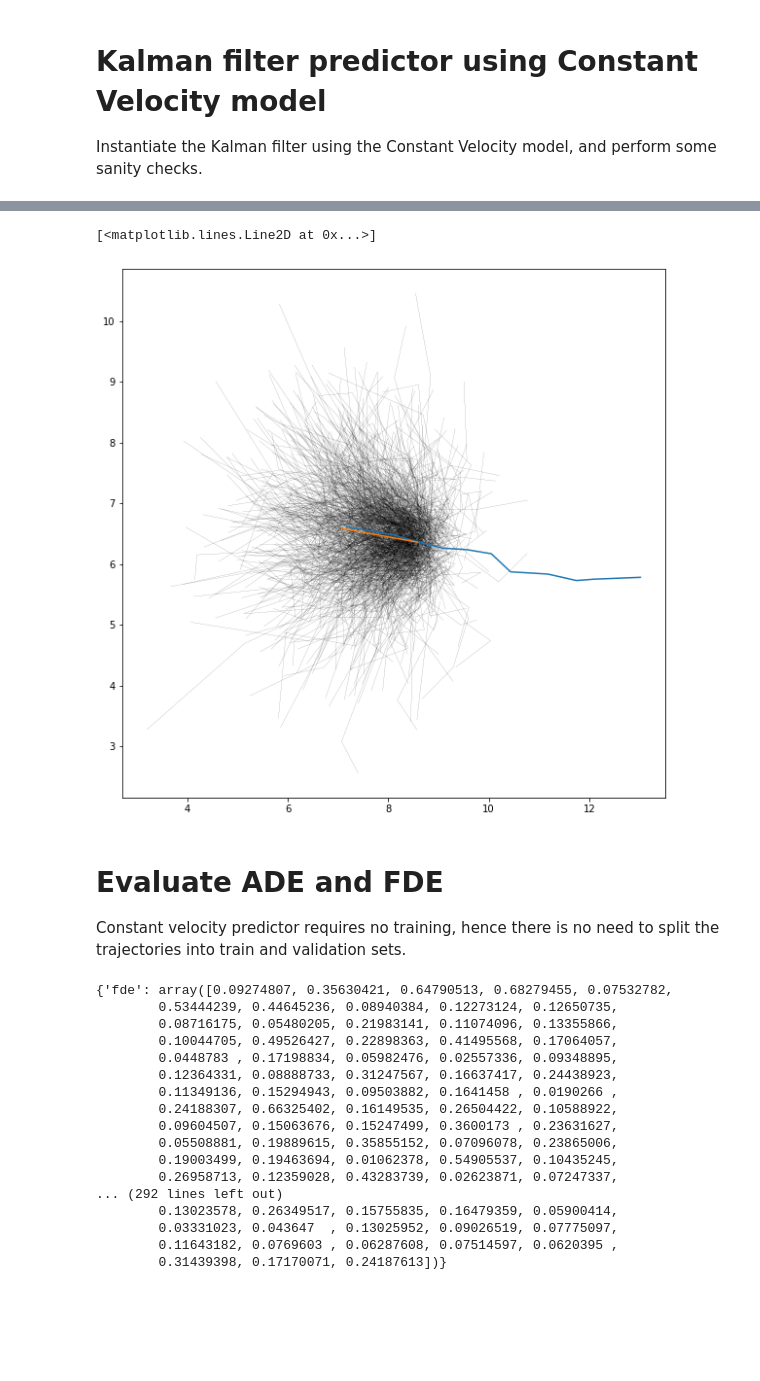
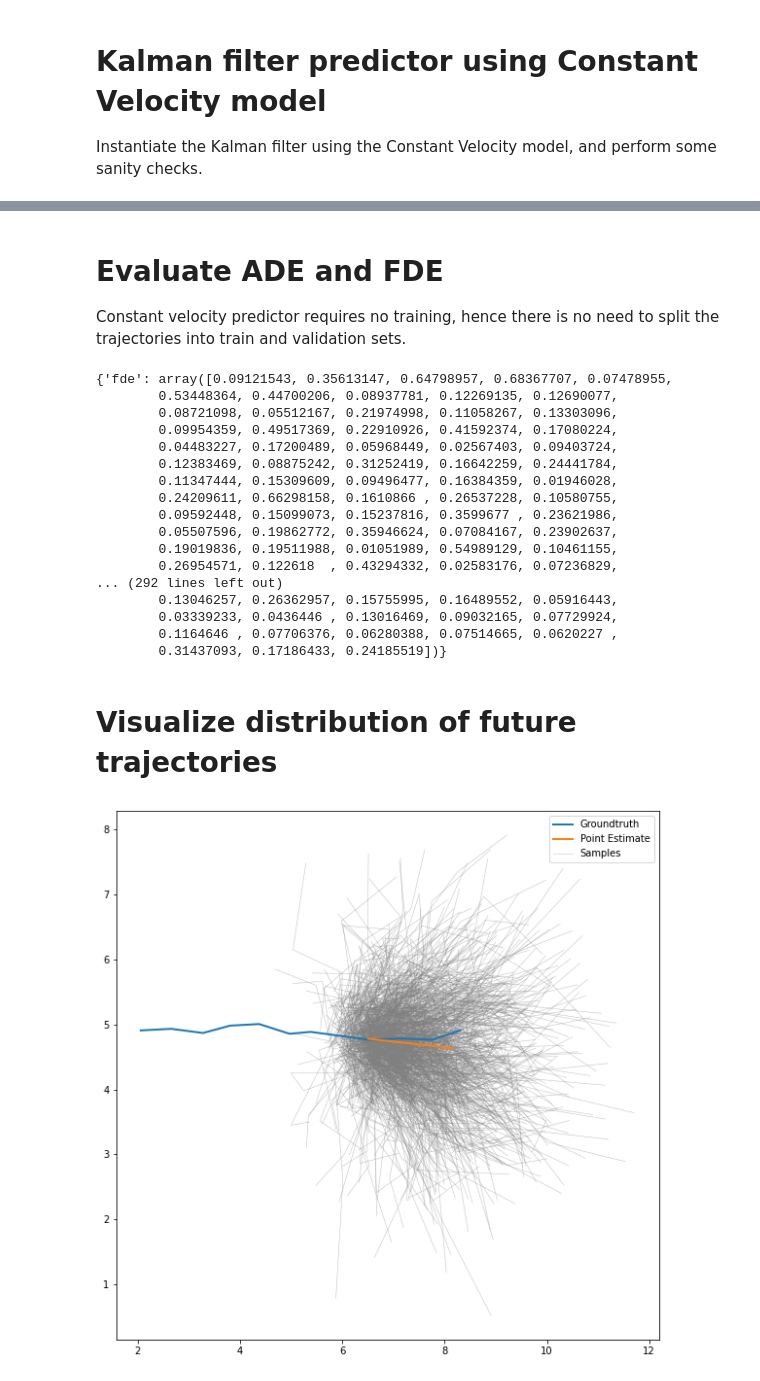
Before and after one commit to fengzileee/nus-cs5340, a Jupyter notebook: notebooks/constant-vel-kf.ipynb, the cells around one changed output, grey strips where cells are left out. Cells and saved outputs as stored; diff of their text form; code cells hidden in the pictures; blank space fills up the shorter version.

Commit message:
Add visualization

```diff
--- a/notebooks/constant-vel-kf.ipynb
+++ b/notebooks/constant-vel-kf.ipynb
@@ -90,37 +78,30 @@ print(point_est)
-# %%
-import matplotlib.pyplot as plt
-fig, axs = plt.subplots(1, 1, figsize=(10, 10))
-
-for s in samples:
-    axs.plot(s[:, 0], s[:, 1], 'k-', linewidth=0.1)
-axs.plot(traj[:, 0], traj[:, 1])
-axs.plot(point_est[:, 0], point_est[:, 1])
-# %% [output]
-[<matplotlib.lines.Line2D at 0x...>]
-[figure, removed]
 # %% [markdown]
 # Evaluate ADE and FDE
 
 Constant velocity predictor requires no training, hence there is no need to split the trajectories into train and validation sets.
 # %%
-pred = ConstantVelocityKFPredictor(N_future=4, dt=0.4)
+Q = np.eye(4) * 0.05
+R = np.eye(4) * 0.05
+pred = ConstantVelocityKFPredictor(N_future=4, dt=0.4, Q=Q, R=R)
 evaluator = DistanceErrorEvaluator(N_future=4)
 evaluator.evaluate(pred, trajlets)
 # %% [output]
-{'fde': array([0.09274807, 0.35630421, 0.64790513, 0.68279455, 0.07532782,
-        0.53444239, 0.44645236, 0.08940384, 0.12273124, 0.12650735,
-        0.08716175, 0.05480205, 0.21983141, 0.11074096, 0.13355866,
-        0.10044705, 0.49526427, 0.22898363, 0.41495568, 0.17064057,
-        0.0448783 , 0.17198834, 0.05982476, 0.02557336, 0.09348895,
-        0.12364331, 0.08888733, 0.31247567, 0.16637417, 0.24438923,
-        0.11349136, 0.15294943, 0.09503882, 0.1641458 , 0.0190266 ,
-        0.24188307, 0.66325402, 0.16149535, 0.26504422, 0.10588922,
-        0.09604507, 0.15063676, 0.15247499, 0.3600173 , 0.23631627,
-        0.05508881, 0.19889615, 0.35855152, 0.07096078, 0.23865006,
-        0.19003499, 0.19463694, 0.01062378, 0.54905537, 0.10435245,
-        0.26958713, 0.12359028, 0.43283739, 0.02623871, 0.07247337,
+{'fde': array([0.09121543, 0.35613147, 0.64798957, 0.68367707, 0.07478955,
+        0.53448364, 0.44700206, 0.08937781, 0.12269135, 0.12690077,
+        0.08721098, 0.05512167, 0.21974998, 0.11058267, 0.13303096,
+        0.09954359, 0.49517369, 0.22910926, 0.41592374, 0.17080224,
+        0.04483227, 0.17200489, 0.05968449, 0.02567403, 0.09403724,
+        0.12383469, 0.08875242, 0.31252419, 0.16642259, 0.24441784,
+        0.11347444, 0.15309609, 0.09496477, 0.16384359, 0.01946028,
+        0.24209611, 0.66298158, 0.1610866 , 0.26537228, 0.10580755,
+        0.09592448, 0.15099073, 0.15237816, 0.3599677 , 0.23621986,
+        0.05507596, 0.19862772, 0.35946624, 0.07084167, 0.23902637,
+        0.19019836, 0.19511988, 0.01051989, 0.54989129, 0.10461155,
+        0.26954571, 0.122618  , 0.43294332, 0.02583176, 0.07236829,
 ... (292 lines left out)
-        0.13023578, 0.26349517, 0.15755835, 0.16479359, 0.05900414,
-        0.03331023, 0.043647  , 0.13025952, 0.09026519, 0.07775097,
-        0.11643182, 0.0769603 , 0.06287608, 0.07514597, 0.0620395 ,
-        0.31439398, 0.17170071, 0.24187613])}
+        0.13046257, 0.26362957, 0.15755995, 0.16489552, 0.05916443,
+        0.03339233, 0.0436446 , 0.13016469, 0.09032165, 0.07729924,
+        0.1164646 , 0.07706376, 0.06280388, 0.07514665, 0.0620227 ,
+        0.31437093, 0.17186433, 0.24185519])}
+# %% [markdown]
+# Visualize distribution of future trajectories
@@ -126,0 +110,13 @@ evaluator.evaluate(pred, trajlets)
+# %%
+import matplotlib.pyplot as plt
+
+Q = np.eye(4) * 0.05
+R = np.eye(4) * 0.05
+pred = ConstantVelocityKFPredictor(N_future=4, dt=0.4, Q=Q, R=R)
+viz = SamplingVisualizer(N_future=4, sample_size=1000)
+fig, axs = plt.subplots(1, 1, figsize=(10, 10))
+
+traj = trajlets[155, :, :]
+viz.visualize_to_axis(axs, pred, traj)
+# %% [output]
+[figure, added]
```
Also changed, not shown: parts of 6 cells of this notebook, 3 other files.
